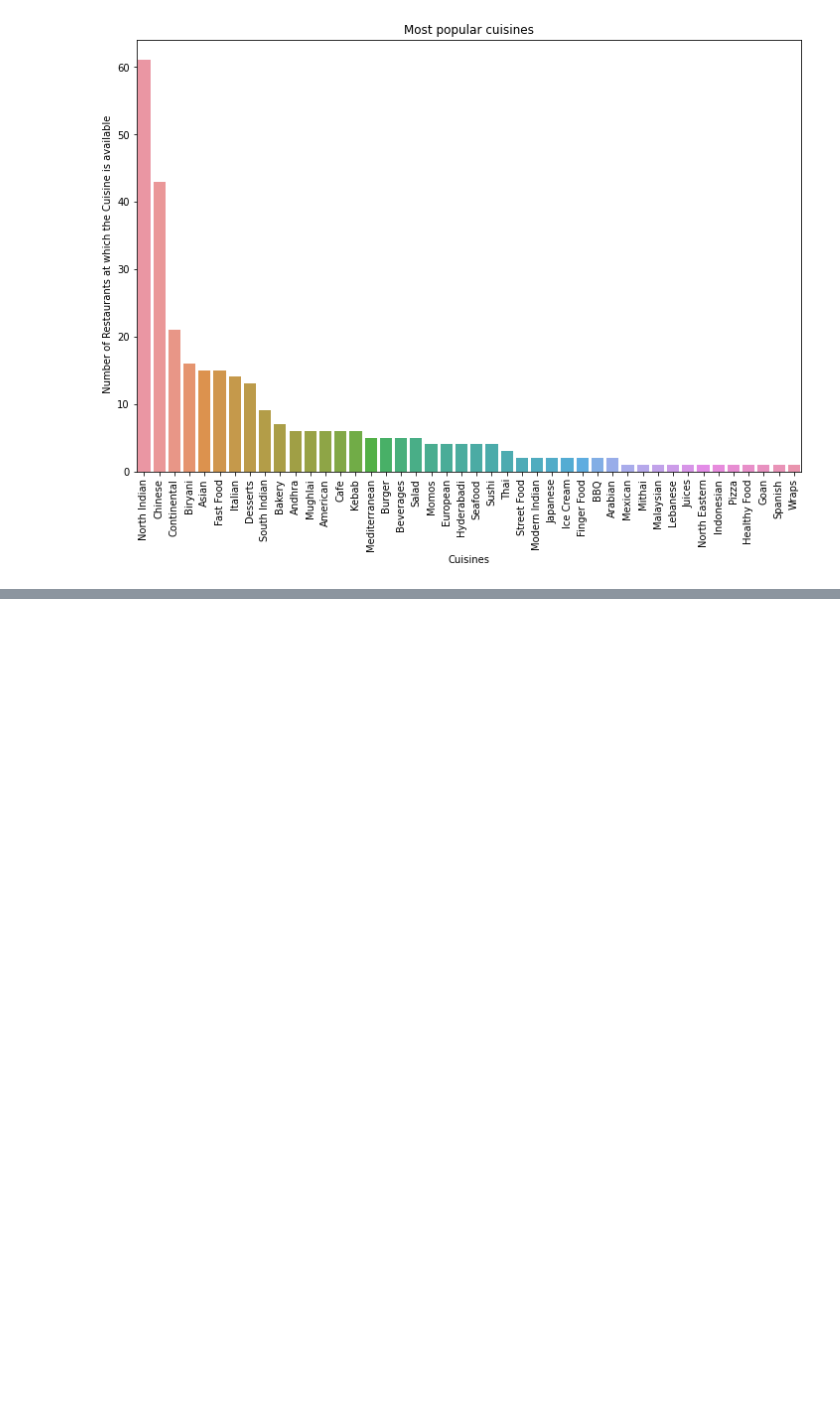
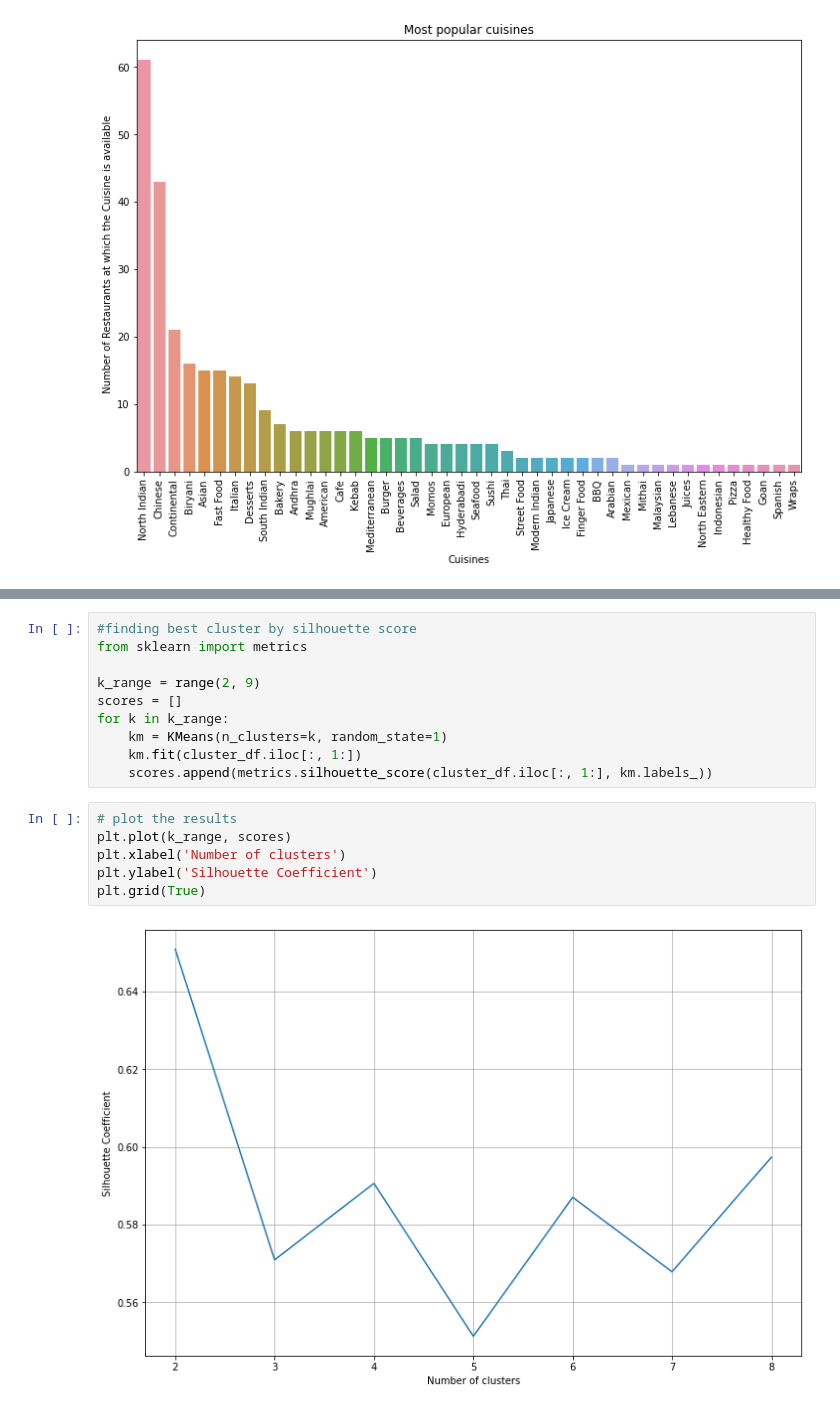
Before and after one commit to Nakulpradeep94/-ZOMATO-RESTAURANT-CLUSTERING-AND-SENTIMENT-ANALYSIS, a Jupyter notebook: ZOMATO_RESTAURANT_CLUSTERING_AND_SENTIMENT_ANALYSIS.ipynb, the cells around one changed output, grey strips where cells are left out. Saved outputs shown, nothing was run; the diff lists cells and outputs as text; blank space fills up the shorter version.

```diff
--- a/ZOMATO_RESTAURANT_CLUSTERING_AND_SENTIMENT_ANALYSIS.ipynb
+++ b/ZOMATO_RESTAURANT_CLUSTERING_AND_SENTIMENT_ANALYSIS.ipynb
@@ -245,0 +380,18 @@ Text(0.5, 1.0, 'Most popular cuisines')
+# %%
+#finding best cluster by silhouette score
+from sklearn import metrics
+
+k_range = range(2, 9)
+scores = []
+for k in k_range:
+    km = KMeans(n_clusters=k, random_state=1)
+    km.fit(cluster_df.iloc[:, 1:])
+    scores.append(metrics.silhouette_score(cluster_df.iloc[:, 1:], km.labels_))
+# %%
+# plot the results
+plt.plot(k_range, scores)
+plt.xlabel('Number of clusters')
+plt.ylabel('Silhouette Coefficient')
+plt.grid(True)
+# %% [output]
+[figure, added]
```
Also changed, not shown: parts of 25 cells of this notebook.
